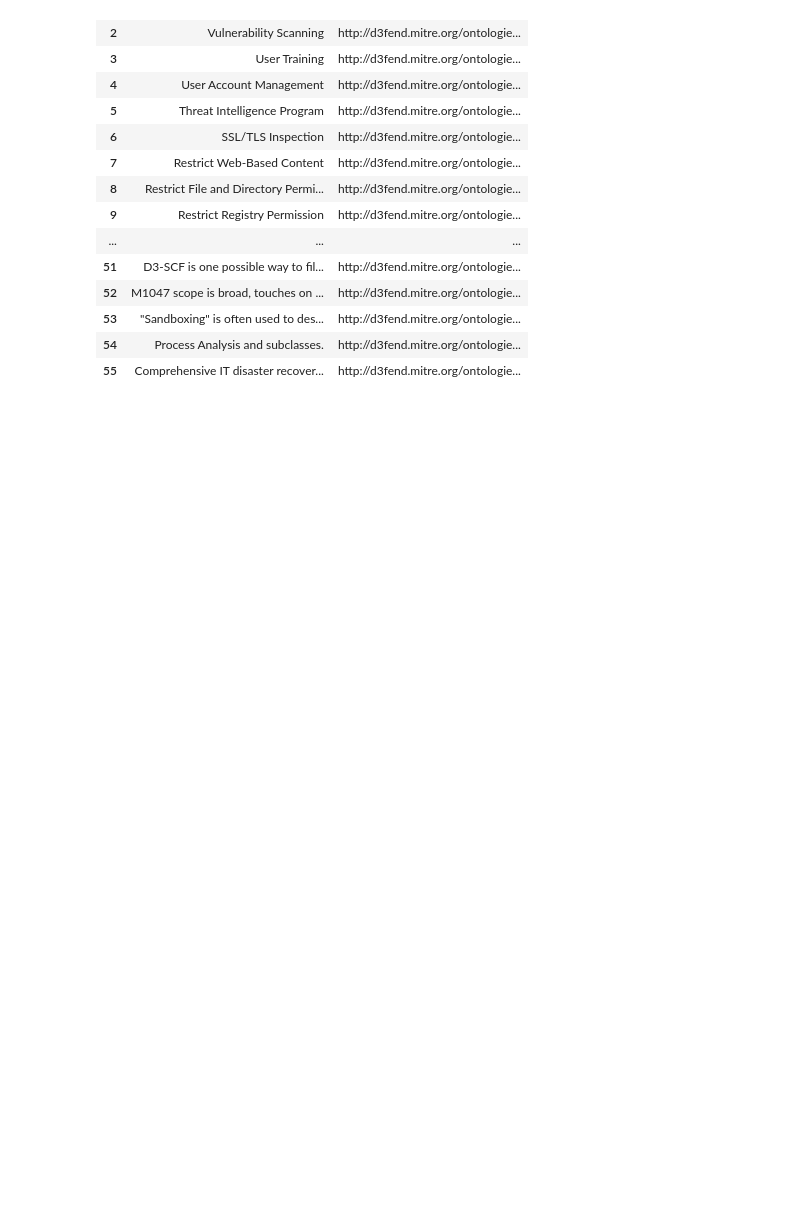
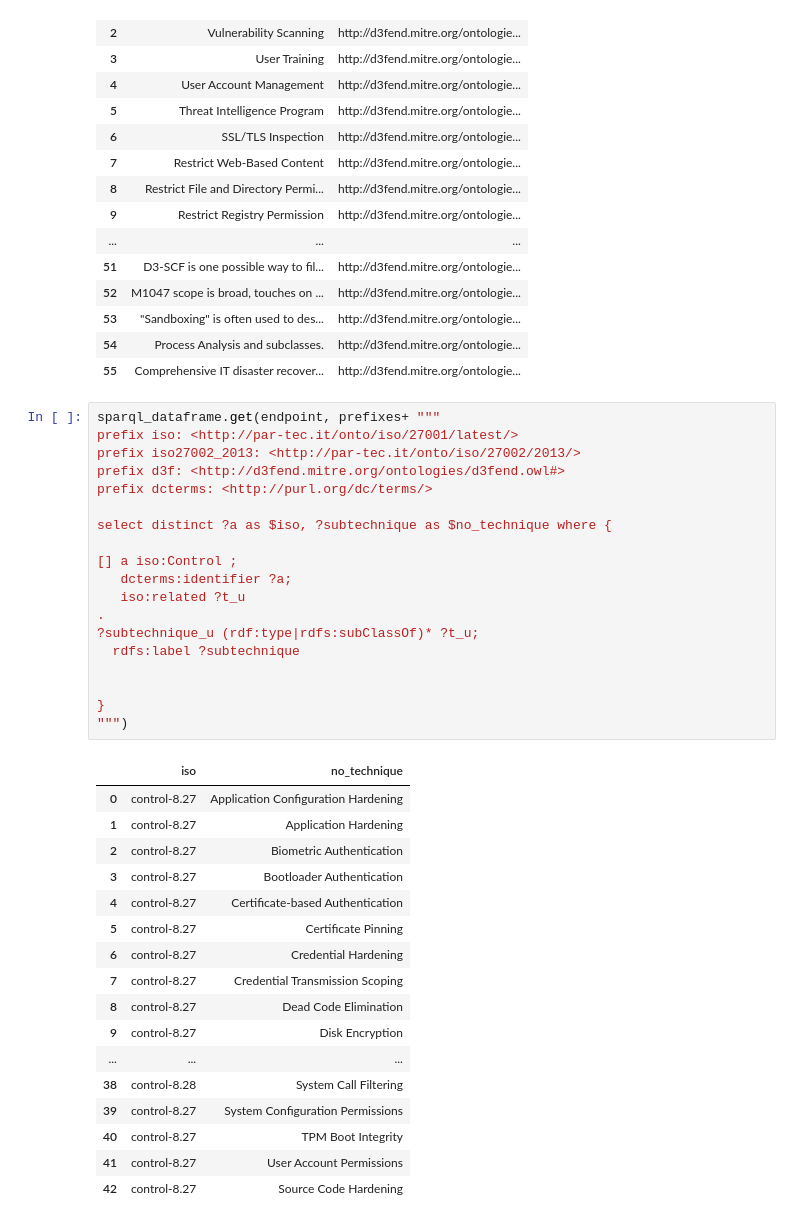
Before and after one commit to par-tec/security-ontologies, a Jupyter notebook: iso27001.ipynb, the cells around one changed output. Drawn from its saved outputs; the diff is of its cells as text; blank space fills up the shorter version.

```diff
--- a/iso27001.ipynb
+++ b/iso27001.ipynb
@@ -88,3 +103,40 @@ where  {
 | 53 | "Sandboxing" is often used to des... | http://d3fend.mitre.org/ontologie... |
 | 54 | Process Analysis and subclasses. | http://d3fend.mitre.org/ontologie... |
 | 55 | Comprehensive IT disaster recover... | http://d3fend.mitre.org/ontologie... |
+# %%
+sparql_dataframe.get(endpoint, prefixes+ """
+prefix iso: <http://par-tec.it/onto/iso/27001/latest/>
+prefix iso27002_2013: <http://par-tec.it/onto/iso/27002/2013/>
+prefix d3f: <http://d3fend.mitre.org/ontologies/d3fend.owl#>
+prefix dcterms: <http://purl.org/dc/terms/>
+
+select distinct ?a as $iso, ?subtechnique as $no_technique where {
+
+[] a iso:Control ;
+   dcterms:identifier ?a;
+   iso:related ?t_u
+.
+?subtechnique_u (rdf:type|rdfs:subClassOf)* ?t_u;
+  rdfs:label ?subtechnique
+
+
+}
+""")
+# %% [output]
+|  | iso | no_technique |
+| 0 | control-8.27 | Application Configuration Hardening |
+| 1 | control-8.27 | Application Hardening |
+| 2 | control-8.27 | Biometric Authentication |
+| 3 | control-8.27 | Bootloader Authentication |
+| 4 | control-8.27 | Certificate-based Authentication |
+| 5 | control-8.27 | Certificate Pinning |
+| 6 | control-8.27 | Credential Hardening |
+| 7 | control-8.27 | Credential Transmission Scoping |
+| 8 | control-8.27 | Dead Code Elimination |
+| 9 | control-8.27 | Disk Encryption |
+| ... | ... | ... |
+| 38 | control-8.28 | System Call Filtering |
+| 39 | control-8.27 | System Configuration Permissions |
+| 40 | control-8.27 | TPM Boot Integrity |
+| 41 | control-8.27 | User Account Permissions |
+| 42 | control-8.27 | Source Code Hardening |
```
Also changed, not shown: parts of 3 cells of this notebook, 6 other files.
